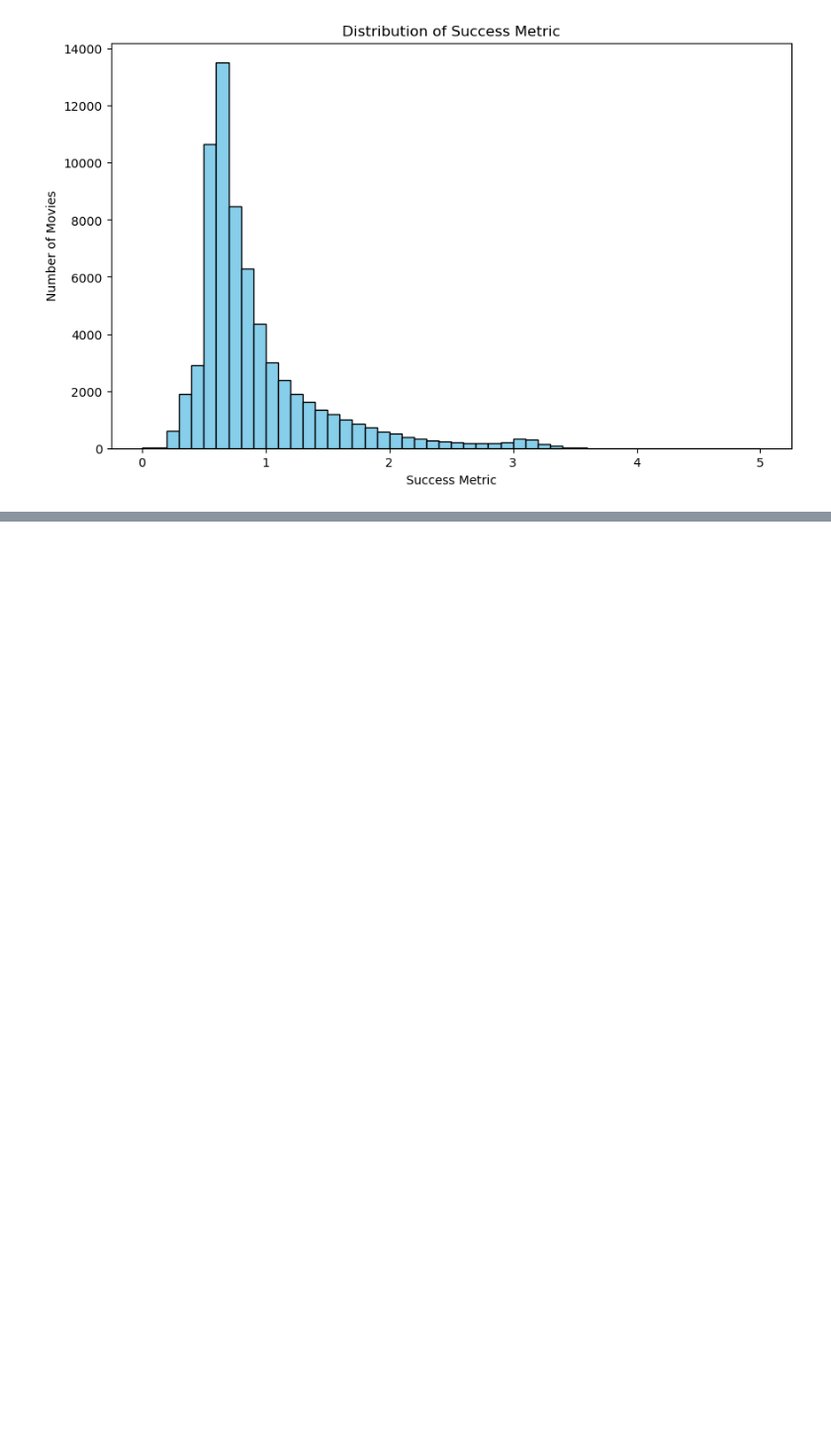
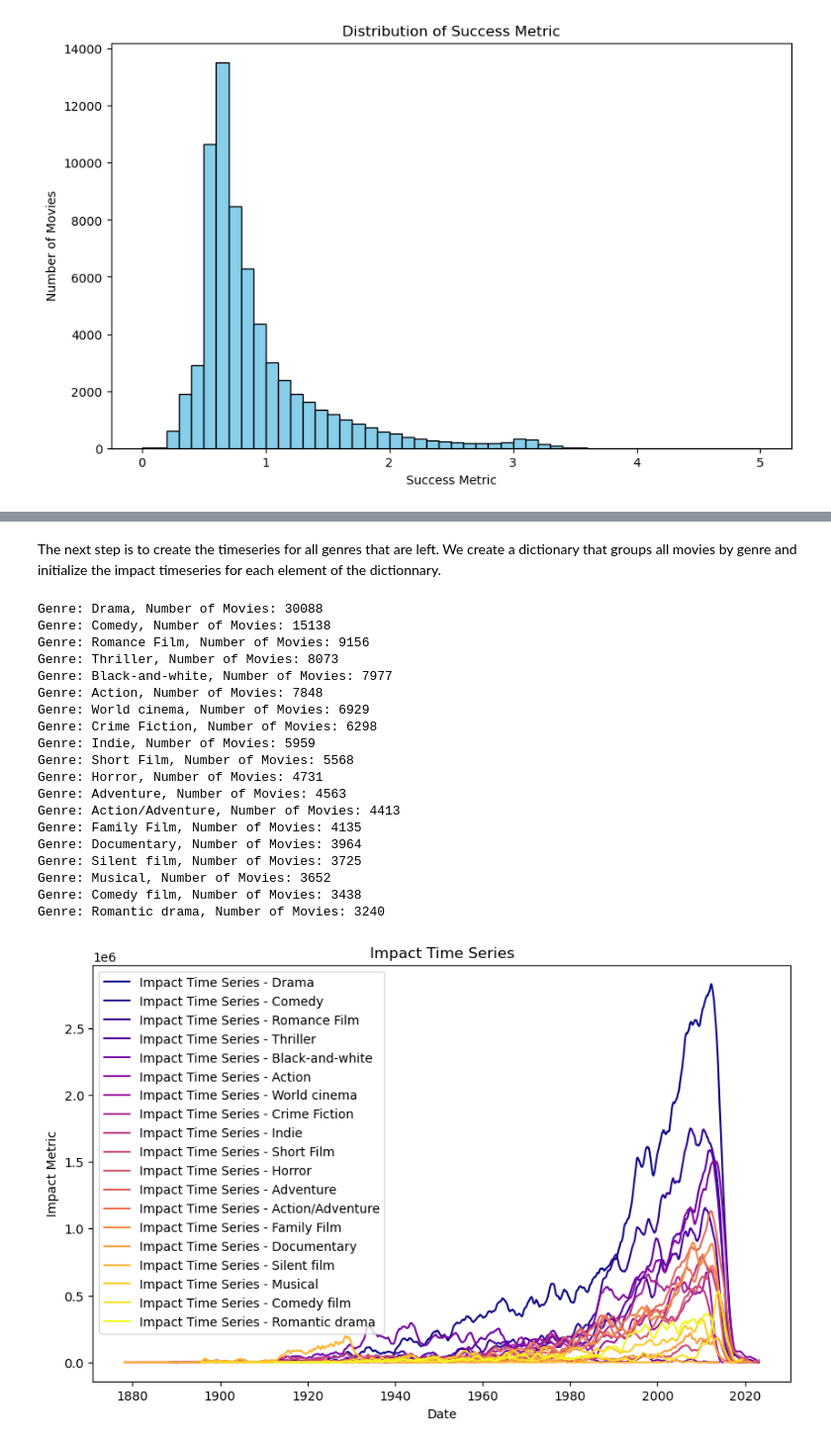
Before and after one commit to epfl-ada/ada-2024-project-gear5, a Jupyter notebook: results.ipynb, the cells around one changed output, grey strips where cells are left out. Shown at 99% size. Drawn from its saved outputs; the diff is of its cells as text; code cells hidden in the pictures; blank space fills up the shorter version.

Commit message:
timeseries creation on real dataset

```diff
--- a/results.ipynb
+++ b/results.ipynb
@@ -630,0 +635,3 @@ data_box_office.to_pickle('./data/Success_Metric.pkl')
+# %%
+success_df = pd.read_pickle('./data/Success_Metric.pkl')
+success_df.head()
@@ -630,0 +647,4 @@ data_box_office.to_pickle('./data/Success_Metric.pkl')
+# %%
+success_df = success_df[["combined_release_date", "movie_genres_final", "success_score"]]
+success_df = success_df.explode('movie_genres_final')
+success_df.head()
@@ -630,0 +660,5 @@ data_box_office.to_pickle('./data/Success_Metric.pkl')
+# %%
+genre_counts = success_df['movie_genres_final'].value_counts()
+genres_to_keep = genre_counts[genre_counts > 3000].index
+success_filtered_df = success_df[success_df['movie_genres_final'].isin(genres_to_keep)]
+success_filtered_df.head()
@@ -630,0 +672,50 @@ data_box_office.to_pickle('./data/Success_Metric.pkl')
+# %% [markdown]
+The next step is to create the timeseries for all genres that are left. We create a dictionary that groups all movies by genre and initialize the impact timeseries for each element of the dictionnary.
+# %%
+from src.models.Impact import impact_genre
+import matplotlib.cm as cm
+
+success_df_by_genre = {}
+impact_timeseries_by_genre = {}
+
+cmap = cm.get_cmap("plasma", len(genres_to_keep))
+genre_colors = {genre: cmap(i) for i, genre in enumerate(genres_to_keep)}
+
+for genre in genres_to_keep:
+    success_df_by_genre[genre] = success_filtered_df[success_filtered_df['movie_genres_final'] == genre]
+
+print("Here are the total number of movies for each genre:")
+
+plt.figure(figsize=(10, 6))
+for genre, genre_df in success_df_by_genre.items():
+    print(f"Genre: {genre}, Number of Movies: {len(genre_df)}")
+    impact_timeseries_by_genre[genre] = impact_genre(genre_df)
+
+    plt.plot(impact_timeseries_by_genre[genre], label=f"Impact Time Series - {genre}", color=genre_colors[genre])
+    plt.title("Impact Time Series")
+    plt.xlabel("Date")
+    plt.ylabel("Impact Metric")
+    plt.legend()
+
+plt.show()
+# %% [output]
+Genre: Drama, Number of Movies: 30088
+Genre: Comedy, Number of Movies: 15138
+Genre: Romance Film, Number of Movies: 9156
+Genre: Thriller, Number of Movies: 8073
+Genre: Black-and-white, Number of Movies: 7977
+Genre: Action, Number of Movies: 7848
+Genre: World cinema, Number of Movies: 6929
+Genre: Crime Fiction, Number of Movies: 6298
+Genre: Indie, Number of Movies: 5959
+Genre: Short Film, Number of Movies: 5568
+Genre: Horror, Number of Movies: 4731
+Genre: Adventure, Number of Movies: 4563
+Genre: Action/Adventure, Number of Movies: 4413
+Genre: Family Film, Number of Movies: 4135
+Genre: Documentary, Number of Movies: 3964
+Genre: Silent film, Number of Movies: 3725
+Genre: Musical, Number of Movies: 3652
+Genre: Comedy film, Number of Movies: 3438
+Genre: Romantic drama, Number of Movies: 3240
+[figure, added]
```
Also changed, not shown: parts of 9 cells of this notebook, 1 other file.
